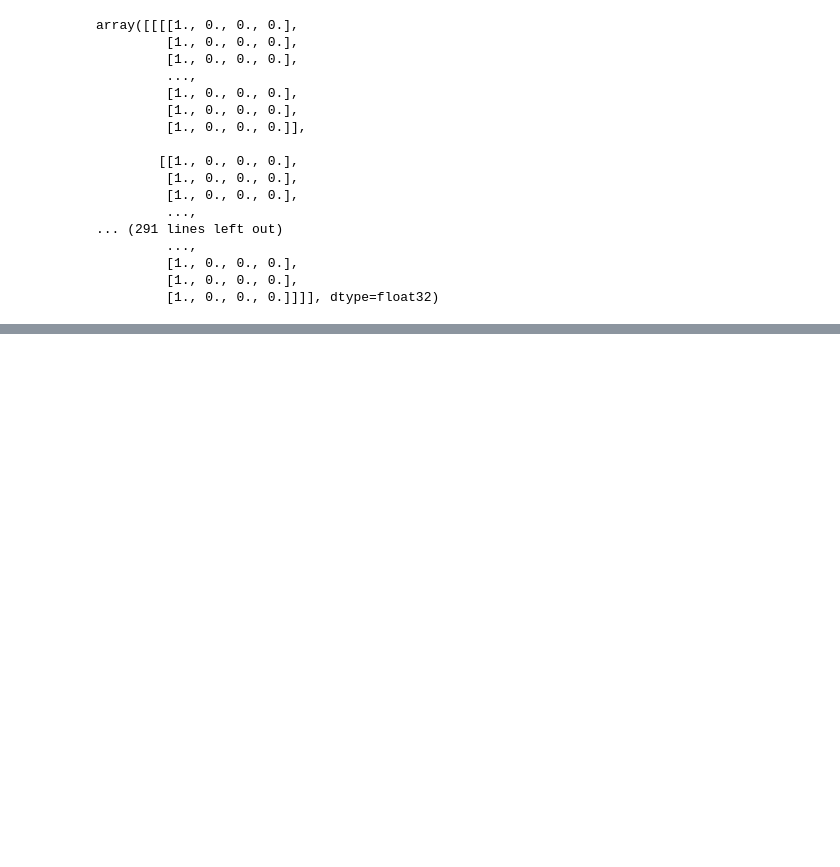
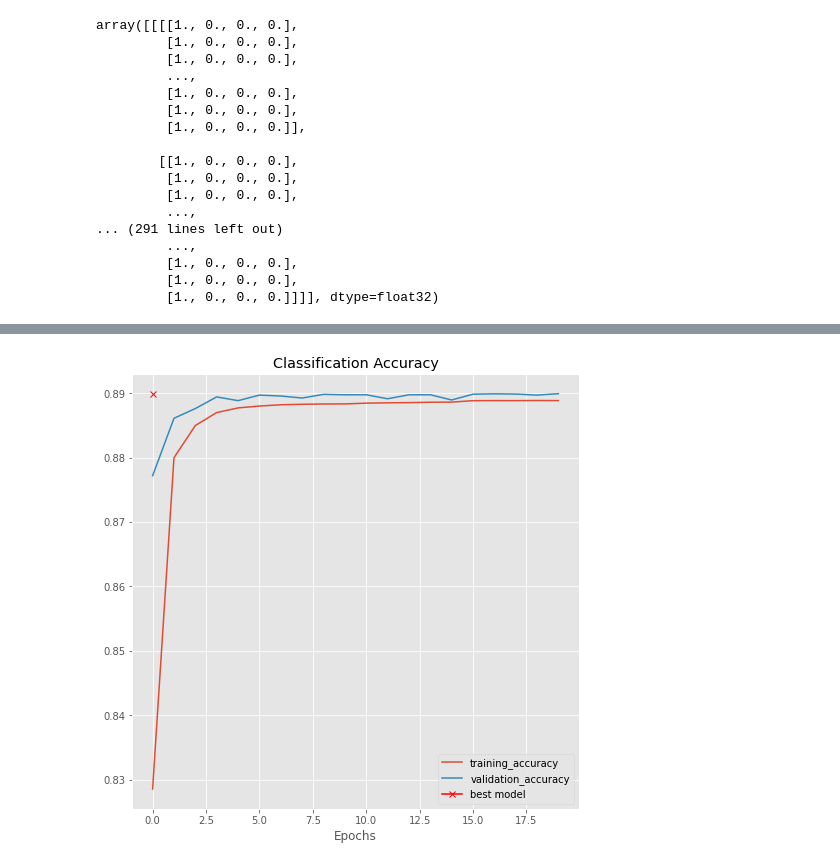
Before and after one commit to smitraDA/PRAC2, a Jupyter notebook: demo2_s4552215.ipynb, the cells around one changed output, grey strips where cells are left out. Cells and saved outputs as stored; diff of their text form; code cells hidden in the pictures; blank space fills up the shorter version.

```diff
--- a/demo2_s4552215.ipynb
+++ b/demo2_s4552215.ipynb
@@ -815,0 +966,11 @@ array([[[[1., 0., 0., 0.],
+# %%
+# Plotting the training and validation accuracy with respect to epochs
+plt.figure(figsize=(8, 8))
+plt.title("Classification Accuracy")
+plt.plot(results.history["accuracy"], label="training_accuracy")
+plt.plot(results.history["val_accuracy"], label="validation_accuracy")
+plt.plot( np.argmin(results.history["val_accuracy"]), np.max(results.history["val_accuracy"]), marker="x", color="r", label="best model")
+plt.xlabel("Epochs")
+plt.legend();
+# %% [output]
+[figure, added]
```
Also changed, not shown: parts of 21 cells of this notebook.
